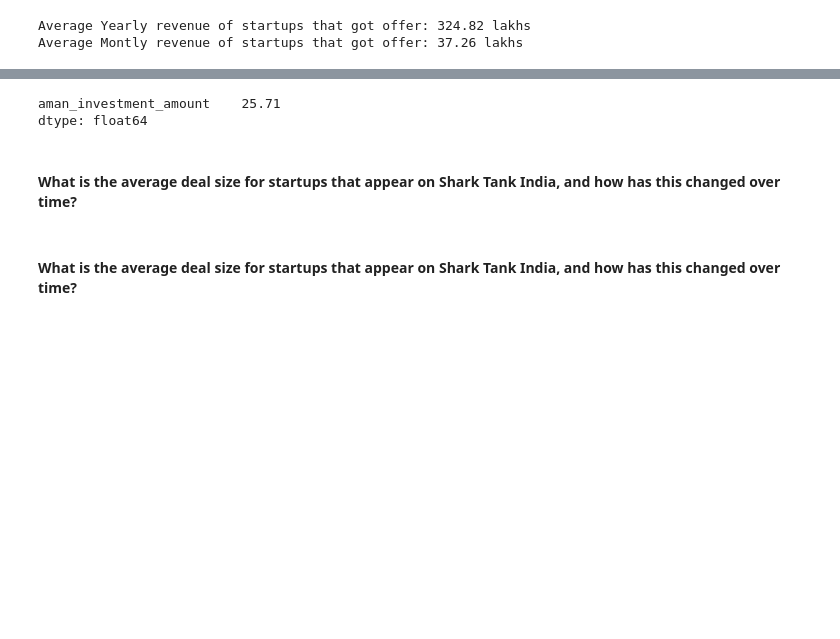
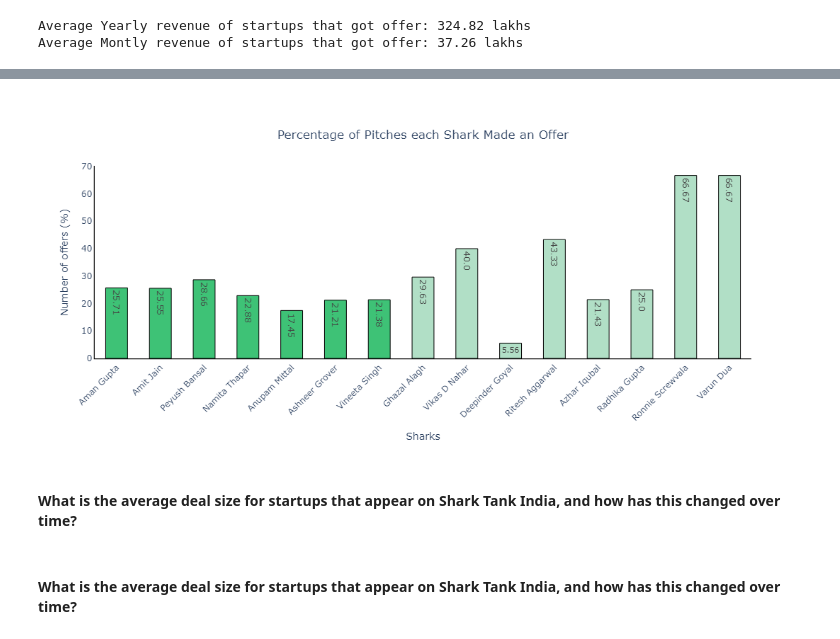
Before and after one commit to AnirudhSinghBhadauria/shark-tank-analysis, a Jupyter notebook: shark_tank_analysis.ipynb, the cells around one changed output, grey strips where cells are left out. Cells and saved outputs as stored; diff of their text form; code cells hidden in the pictures; blank space fills up the shorter version.

```diff
--- a/shark_tank_analysis.ipynb
+++ b/shark_tank_analysis.ipynb
@@ -397,10 +581,12 @@ for name in guest_shark_container:
 # %%
+# Computing sharks
+
 def startup_shark_offer(invertment_amount, shark_present):
     return ((tank_df[[invertment_amount]].loc[
         tank_df[invertment_amount] > 0
     ].count() / tank_df[[invertment_amount]].loc[
         tank_df[shark_present] == 1
-    ].count()) * 100).round(2)
+    ].count()) * 100).round(2).values[0]
 
 aman_offers = startup_shark_offer('aman_investment_amount', 'aman_present')
 amit_offers = startup_shark_offer('amit_investment_amount', 'amit_present')
@@ -410,10 +596,56 @@ anupam_offers = startup_shark_offer('anupam_investment_amount', 'anupam_present'
 ashneer_offers = startup_shark_offer('ashneer_investment_amount', 'ashneer_present')
 vineeta_offers = startup_shark_offer('vineeta_investment_amount', 'vineeta_present')
 
-aman_offers
+shark_values = [aman_offers, amit_offers, peyush_offers, namita_offers, anupam_offers, ashneer_offers, vineeta_offers]
+shark_labels = ["Aman Gupta", "Amit Jain", "Peyush Bansal", "Namita Thapar", "Anupam Mittal", "Ashneer Grover", "Vineeta Singh"]
-# %% [output]
-aman_investment_amount    25.71
-dtype: float64
+# %%
+# Plotting the "Percentage of Pitches Each Shark Made an Offer"
+
+colors = ['#3ec276'] * len(shark_labels) + ['#b1dfc6'] * len(guest_labels)
+
+fig = go.Figure(data=[go.Bar(
+    x=shark_labels + guest_labels,
+    y=shark_values + guest_values,
+    textposition='auto',
+    width=0.5,
+    text=shark_values + guest_values,
+    marker_color=colors,
+    marker_line_color='black',
+    marker_line_width=1,
+    opacity=1
+)])
+
+fig.update_layout(
+    title={
+        'text': 'Percentage of Pitches each Shark Made an Offer',
+        'y': 0.9,
+        'x': 0.5,
+        'xanchor': 'center',
+        'yanchor': 'top'
+    },
+    xaxis_tickangle=-45,
+    xaxis_tickfont_size=12,
+    width=1000,
+    height=500,
+    xaxis_title='Sharks',
+    yaxis_title='Number of offers (%)',
+    plot_bgcolor = 'white',
+    paper_bgcolor = 'white',
+    xaxis=dict(
+        showline=True,
+        linewidth=1.25,
+        linecolor='black'
+    ),
+    yaxis=dict(
+        showline=True,
+        linewidth=1.25,
+        linecolor='black'
+    ),
+)
+
+fig.show()
+# %% [output]
+[figure, added]
 # %% [markdown]
 #### What is the average deal size for startups that appear on Shark Tank India, and how has this changed over time?
 # %% [markdown]
```
Also changed, not shown: parts of 15 cells of this notebook.
